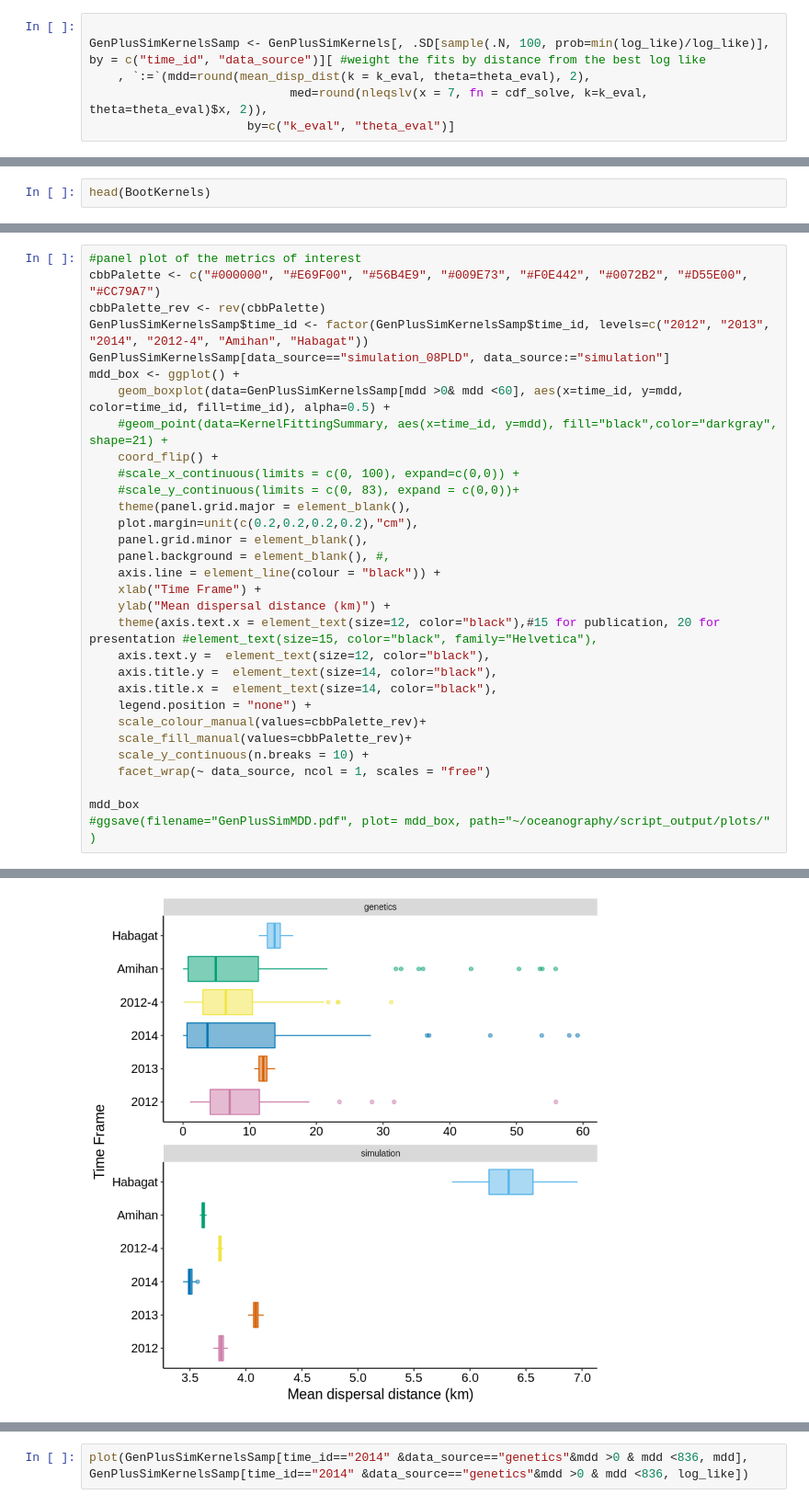
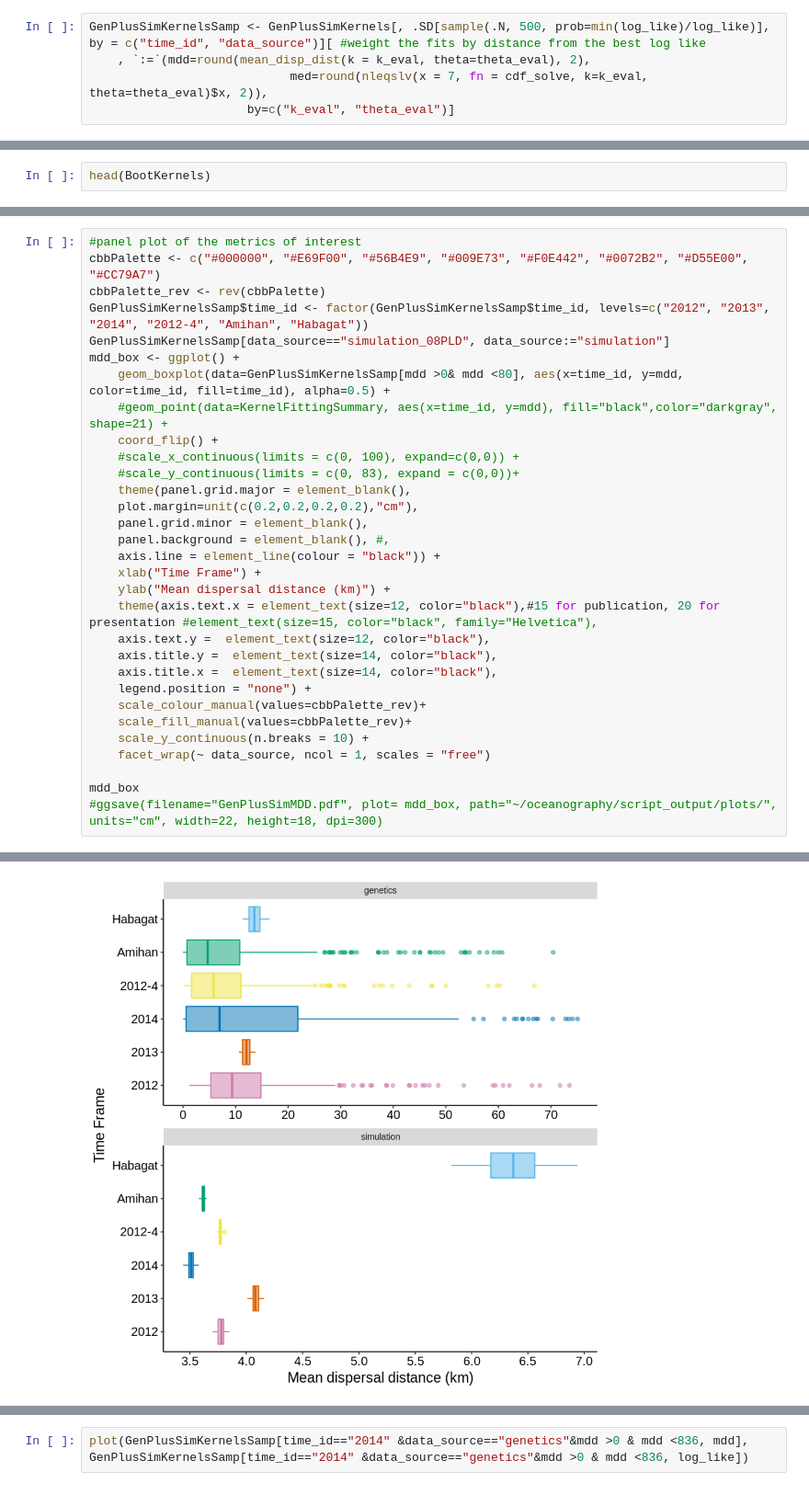
Before and after one commit to pinskylab/CamotesROMS, a Jupyter notebook: notebooks/process_ROMS_kernels.ipynb, the cells around one changed output, grey strips where cells are left out. Shown at 92% size. Saved outputs shown, nothing was run; the diff lists cells and outputs as text.

```diff
--- a/notebooks/process_ROMS_kernels.ipynb
+++ b/notebooks/process_ROMS_kernels.ipynb
@@ -305,6 +320,5 @@ surface
 # %%
-
-GenPlusSimKernelsSamp <- GenPlusSimKernels[, .SD[sample(.N, 100, prob=min(log_like)/log_like)], by = c("time_id", "data_source")][ #weight the fits by distance from the best log like
+GenPlusSimKernelsSamp <- GenPlusSimKernels[, .SD[sample(.N, 500, prob=min(log_like)/log_like)], by = c("time_id", "data_source")][ #weight the fits by distance from the best log like
     , `:=`(mdd=round(mean_disp_dist(k = k_eval, theta=theta_eval), 2),
                             med=round(nleqslv(x = 7, fn = cdf_solve, k=k_eval, theta=theta_eval)$x, 2)),
                       by=c("k_eval", "theta_eval")]
@@ -406,7 +435,7 @@ cbbPalette_rev <- rev(cbbPalette)
 GenPlusSimKernelsSamp$time_id <- factor(GenPlusSimKernelsSamp$time_id, levels=c("2012", "2013", "2014", "2012-4", "Amihan", "Habagat"))
 GenPlusSimKernelsSamp[data_source=="simulation_08PLD", data_source:="simulation"]
 mdd_box <- ggplot() +
-    geom_boxplot(data=GenPlusSimKernelsSamp[mdd >0& mdd <60], aes(x=time_id, y=mdd, color=time_id, fill=time_id), alpha=0.5) +
+    geom_boxplot(data=GenPlusSimKernelsSamp[mdd >0& mdd <80], aes(x=time_id, y=mdd, color=time_id, fill=time_id), alpha=0.5) +
     #geom_point(data=KernelFittingSummary, aes(x=time_id, y=mdd), fill="black",color="darkgray", shape=21) +
     coord_flip() +
     #scale_x_continuous(limits = c(0, 100), expand=c(0,0)) +
@@ -429,5 +458,5 @@ mdd_box <- ggplot() +
     facet_wrap(~ data_source, ncol = 1, scales = "free")
 
 mdd_box
-#ggsave(filename="GenPlusSimMDD.pdf", plot= mdd_box, path="~/oceanography/script_output/plots/" )
+#ggsave(filename="GenPlusSimMDD.pdf", plot= mdd_box, path="~/oceanography/script_output/plots/", units="cm", width=22, height=18, dpi=300)
 # %% [output]
@@ -435 +463 @@ Saving 6.67 x 6.67 in image
-[figure, old version]
+[figure, new version]
```
Also changed, not shown: parts of 21 cells of this notebook, 13 other files.
